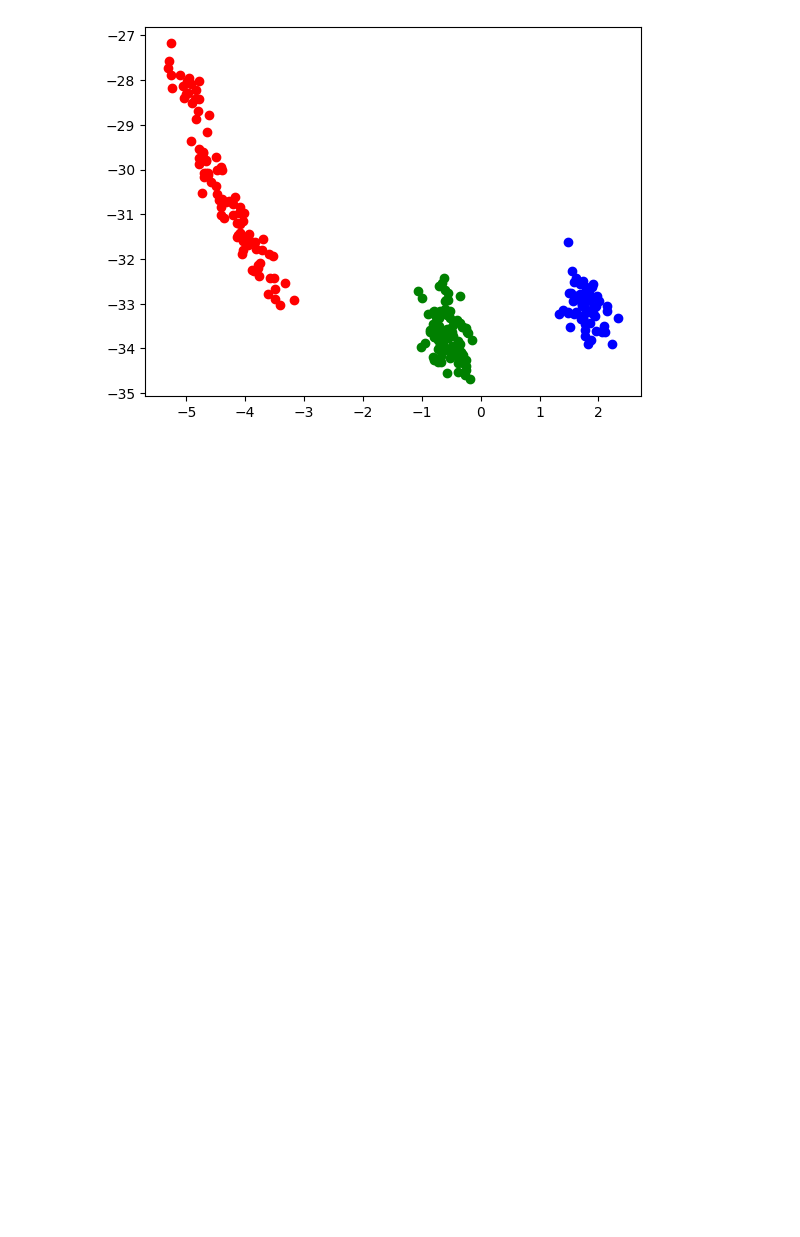
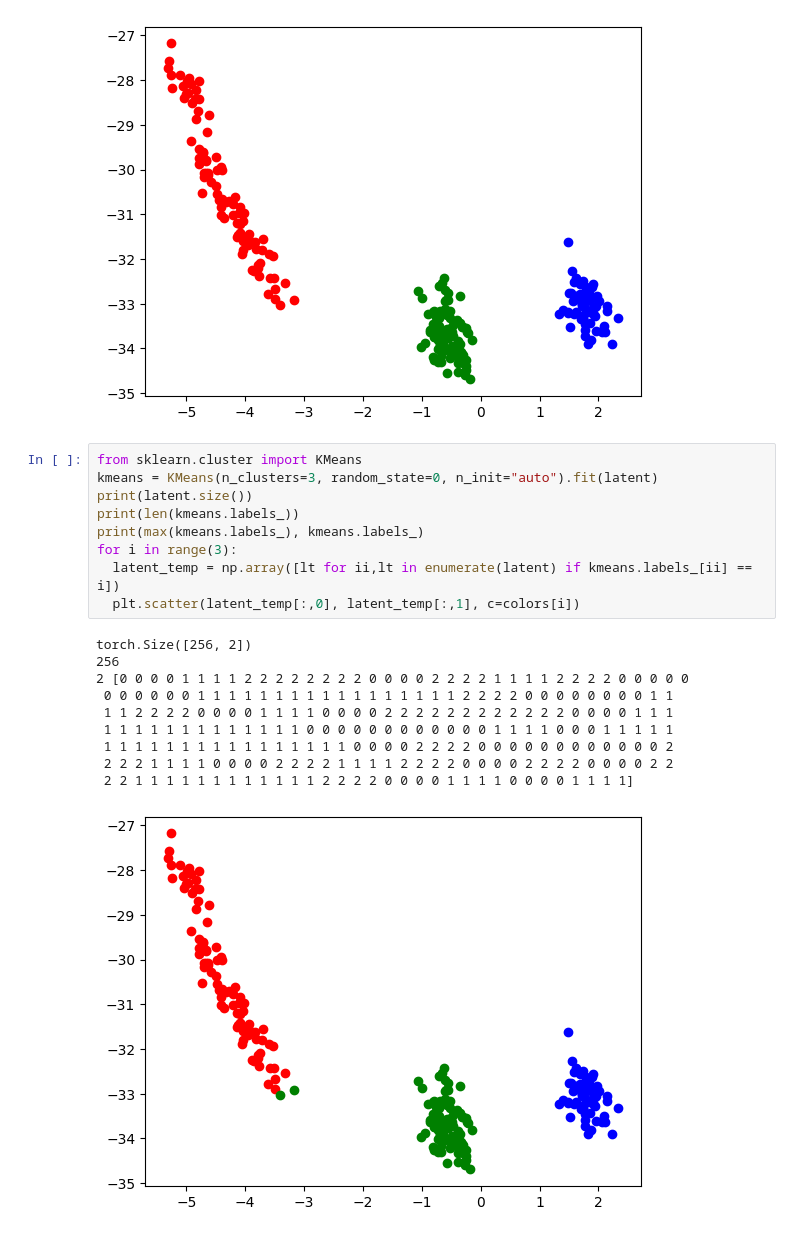
Before and after one commit to SHI-AI-TSAO/ML, a Jupyter notebook: Latent_Classification.ipynb, the cells around one changed output. Saved outputs shown, nothing was run; the diff lists cells and outputs as text; blank space fills up the shorter version.

```diff
--- a/Latent_Classification.ipynb
+++ b/Latent_Classification.ipynb
@@ -264,3 +264,23 @@ torch.Size([256, 2])
 [figure]
 [figure]
 [figure]
+# %%
+from sklearn.cluster import KMeans
+kmeans = KMeans(n_clusters=3, random_state=0, n_init="auto").fit(latent)
+print(latent.size())
+print(len(kmeans.labels_))
+print(max(kmeans.labels_), kmeans.labels_)
+for i in range(3):
+  latent_temp = np.array([lt for ii,lt in enumerate(latent) if kmeans.labels_[ii] == i])
+  plt.scatter(latent_temp[:,0], latent_temp[:,1], c=colors[i])
+# %% [output]
+torch.Size([256, 2])
+256
+2 [0 0 0 0 1 1 1 1 2 2 2 2 2 2 2 2 0 0 0 0 2 2 2 2 1 1 1 1 2 2 2 2 0 0 0 0 0
+ 0 0 0 0 0 0 1 1 1 1 1 1 1 1 1 1 1 1 1 1 1 1 1 2 2 2 2 0 0 0 0 0 0 0 0 1 1
+ 1 1 2 2 2 2 0 0 0 0 1 1 1 1 0 0 0 0 2 2 2 2 2 2 2 2 2 2 2 2 0 0 0 0 1 1 1
+ 1 1 1 1 1 1 1 1 1 1 1 1 1 0 0 0 0 0 0 0 0 0 0 0 0 1 1 1 1 0 0 0 1 1 1 1 1
+ 1 1 1 1 1 1 1 1 1 1 1 1 1 1 1 1 0 0 0 0 2 2 2 2 0 0 0 0 0 0 0 0 0 0 0 0 2
+ 2 2 2 1 1 1 1 0 0 0 0 2 2 2 2 1 1 1 1 2 2 2 2 0 0 0 0 2 2 2 2 0 0 0 0 2 2
+ 2 2 1 1 1 1 1 1 1 1 1 1 1 1 2 2 2 2 0 0 0 0 1 1 1 1 0 0 0 0 1 1 1 1]
+[figure, added]
```
